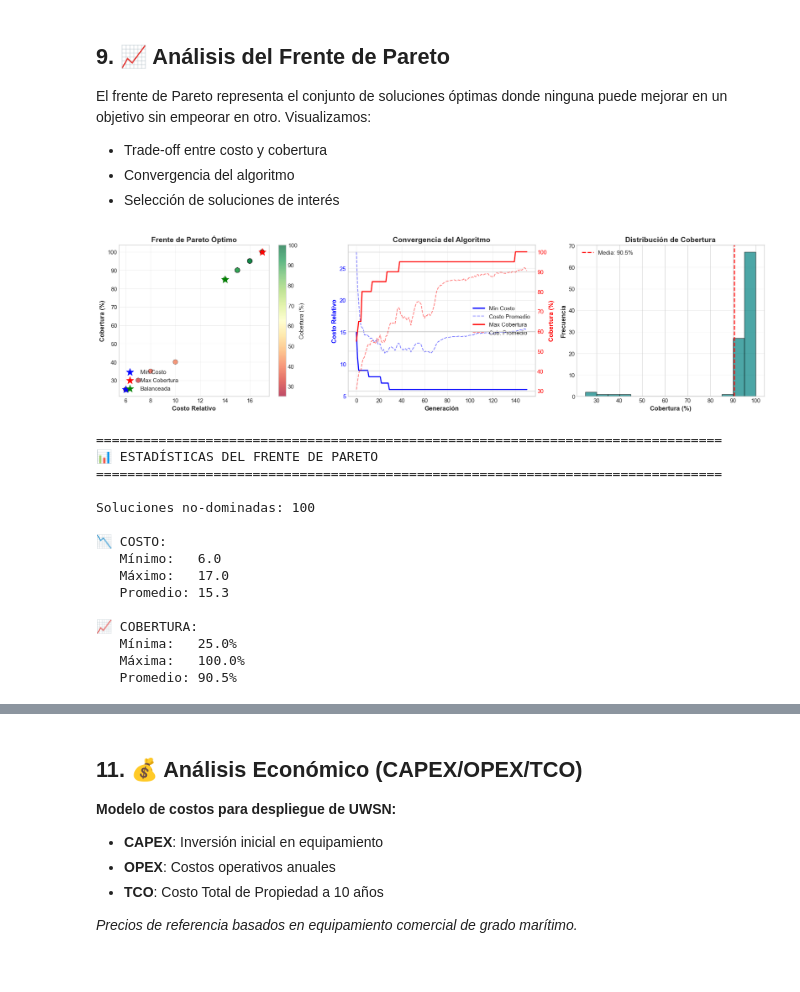
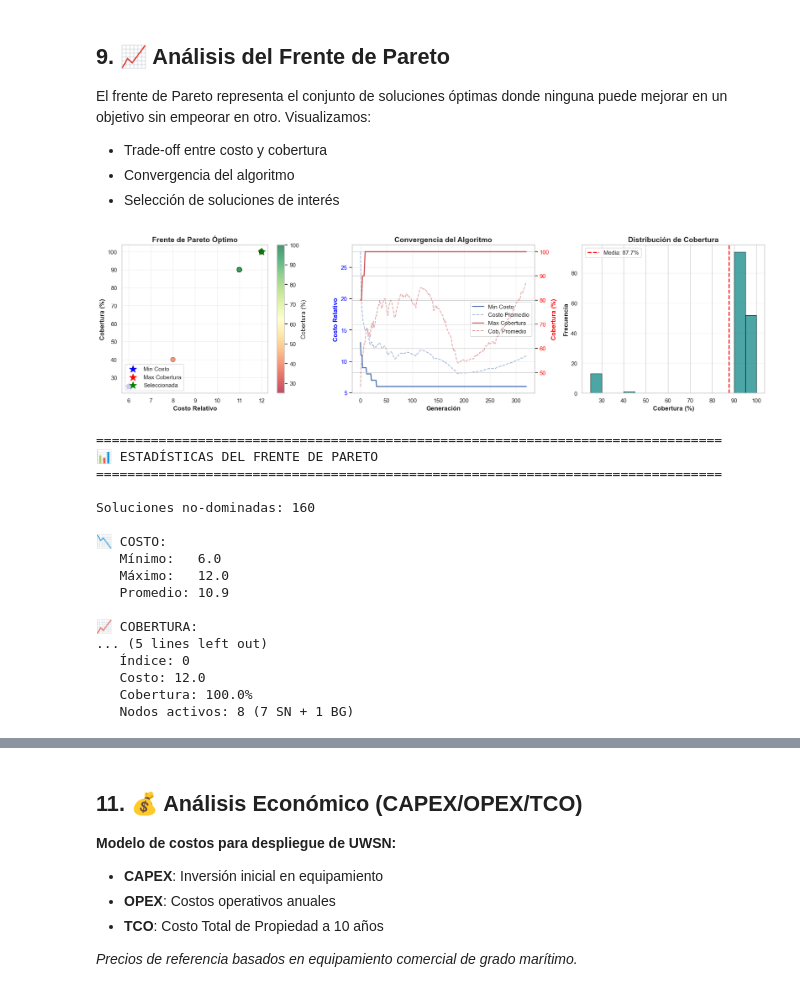
Before and after one commit to crismoraga/ValpoPlanning, a Jupyter notebook: UWSN_Planning_Valparaiso.ipynb, the cells around one changed output, grey strips where cells are left out. Cells and saved outputs as stored; diff of their text form; code cells hidden in the pictures.

```diff
--- a/UWSN_Planning_Valparaiso.ipynb
+++ b/UWSN_Planning_Valparaiso.ipynb
@@ -656,0 +929,10 @@ print(f"   Ratio cobertura:    {total_area / (np.pi * STUDY_AREA['radius_km']**2
+# %%
+# Refuerzo adicional de NSGA-II para búsqueda exhaustiva
+NSGA2_PARAMS.update({
+    'population_size': 160,
+    'generations': 320,
+    'mutation_rate': 0.22,
+    'crossover_rate': 0.88
+})
+
+print("⚙️ Parámetros NSGA-II reforzados: población {population_size}, generaciones {generations}".format(**NSGA2_PARAMS))
@@ -1756,13 +2172,24 @@ if len(pareto_front) > 0:
     ax1.scatter([costs[max_cov_idx]], [coverages[max_cov_idx]],
                c='red', s=200, marker='*', zorder=5, label='Max Cobertura')
 
-    # Solución balanceada (más cercana a la "utopía")
-    normalized_costs = (np.array(costs) - min(costs)) / (max(costs) - min(costs) + 1e-6)
-    normalized_covs = (np.array(coverages) - min(coverages)) / (max(coverages) - min(coverages) + 1e-6)
-    distances = np.sqrt(normalized_costs**2 + (1 - normalized_covs)**2)
-    balanced_idx = np.argmin(distances)
+    # Solución balanceada (priorizando cobertura >= 95%)
+    high_cov_indices = [i for i, cov in enumerate(coverages) if cov >= 95.0]
+
+    if high_cov_indices:
+        balanced_idx = min(high_cov_indices, key=lambda i: costs[i])
+        selection_method = "Mínimo Costo con Cobertura ≥ 95%"
+    else:
+        # Fallback: distancia ponderada
+        normalized_costs = (np.array(costs) - min(costs)) / (max(costs) - min(costs) + 1e-6)
+        normalized_covs = (np.array(coverages) - min(coverages)) / (max(coverages) - min(coverages) + 1e-6)
+        distances = np.sqrt(normalized_costs**2 + 4 * (1 - normalized_covs)**2)
+        balanced_idx = np.argmin(distances)
+        selection_method = "Distancia Ponderada"
+
+    balanced_solution = pareto_front[balanced_idx]
+
     ax1.scatter([costs[balanced_idx]], [coverages[balanced_idx]],
-               c='green', s=200, marker='*', zorder=5, label='Balanceada')
+               c='green', s=200, marker='*', zorder=5, label='Seleccionada')
 
     ax1.legend(loc='lower left')
 
@@ -1789,46 +2216,57 @@ ax2.grid(True, alpha=0.3)
 # 3. Histograma de soluciones
 ax3 = axes[2]
 ax3.hist(coverages, bins=15, color='teal', edgecolor='black', alpha=0.7)
 ax3.axvline(x=np.mean(coverages), color='red', linestyle='--',
             linewidth=2, label=f'Media: {np.mean(coverages):.1f}%')
 ax3.set_xlabel('Cobertura (%)', fontsize=12, fontweight='bold')
 ax3.set_ylabel('Frecuencia', fontsize=12, fontweight='bold')
 ax3.set_title('Distribución de Cobertura', fontsize=14, fontweight='bold')
 ax3.legend()
 ax3.grid(True, alpha=0.3, axis='y')
 
 plt.tight_layout()
 plt.savefig('figures/pareto_analysis.png', dpi=300, bbox_inches='tight',
             facecolor='white', edgecolor='none')
 plt.show()
 
 # Estadísticas del frente
 print("\n" + "="*80)
 print("📊 ESTADÍSTICAS DEL FRENTE DE PARETO")
 print("="*80)
 print(f"\nSoluciones no-dominadas: {len(pareto_front)}")
 print(f"\n📉 COSTO:")
 print(f"   Mínimo:   {min(costs):.1f}")
 print(f"   Máximo:   {max(costs):.1f}")
 print(f"   Promedio: {np.mean(costs):.1f}")
 print(f"\n📈 COBERTURA:")
 print(f"   Mínima:   {min(coverages):.1f}%")
 print(f"   Máxima:   {max(coverages):.1f}%")
 print(f"   Promedio: {np.mean(coverages):.1f}%")
+
+print(f"\n⭐ SOLUCIÓN SELECCIONADA ({selection_method}):")
+print(f"   Índice: {balanced_idx}")
+print(f"   Costo: {costs[balanced_idx]:.1f}")
+print(f"   Cobertura: {coverages[balanced_idx]:.1f}%")
+active_nodes = [n for n in balanced_solution.nodes if n[3] == 1]
+active_sns = [n for n in balanced_solution.nodes if n[4] == 0 and n[3] == 1]
+active_bgs = [n for n in balanced_solution.nodes if n[4] == 1 and n[3] == 1]
+print(f"   Nodos activos: {len(active_nodes)} ({len(active_sns)} SN + {len(active_bgs)} BG)")
 # %% [output]
-[figure, old version]
+[figure, new version]
 ================================================================================
 📊 ESTADÍSTICAS DEL FRENTE DE PARETO
 ================================================================================
 
-Soluciones no-dominadas: 100
+Soluciones no-dominadas: 160
 
 📉 COSTO:
    Mínimo:   6.0
-   Máximo:   17.0
-   Promedio: 15.3
+   Máximo:   12.0
+   Promedio: 10.9
 
 📈 COBERTURA:
-   Mínima:   25.0%
-   Máxima:   100.0%
-   Promedio: 90.5%
+... (5 lines left out)
+   Índice: 0
+   Costo: 12.0
+   Cobertura: 100.0%
+   Nodos activos: 8 (7 SN + 1 BG)
```
Also changed, not shown: parts of 20 cells of this notebook, 19 other files.
